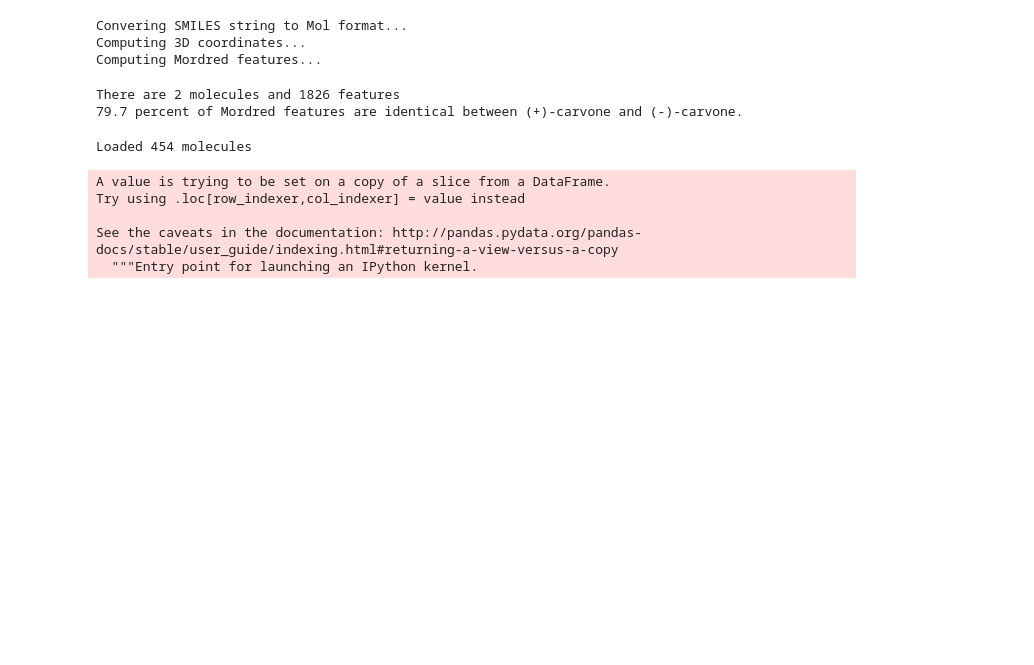
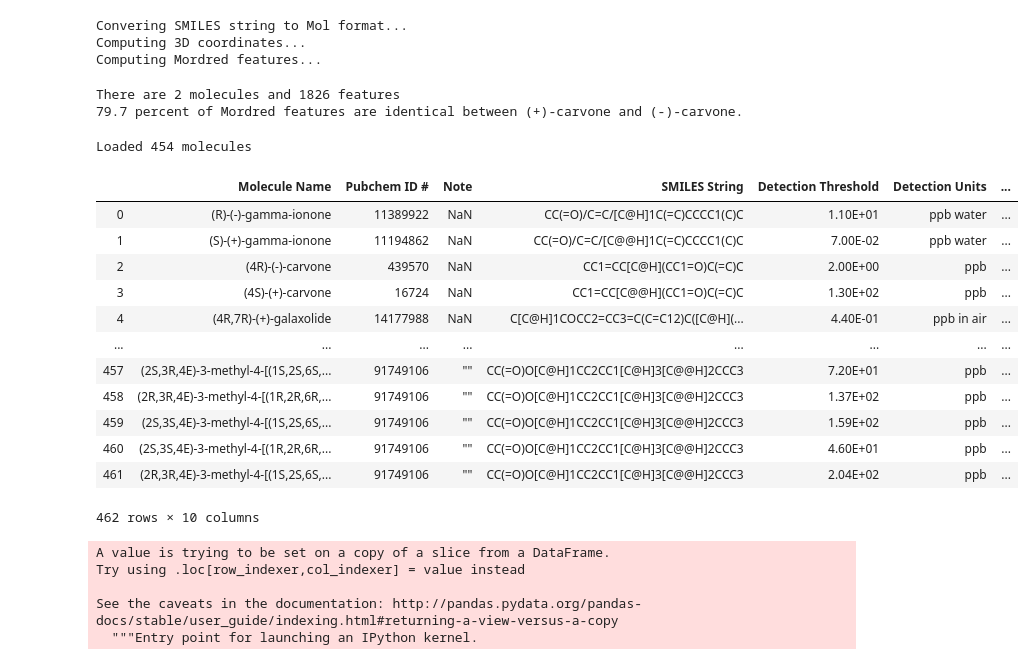
Before and after one commit to rgerkin/enantiomerlist, a Jupyter notebook: best.ipynb, the cells around one changed output. Drawn from its saved outputs; the diff is of its cells as text; code cells hidden in the pictures; blank space fills up the shorter version.

```diff
--- a/best.ipynb
+++ b/best.ipynb
@@ -57,3 +56,19 @@ Loaded 454 molecules
+# %%
+coleman_data
+# %% [output]
+|  | Molecule Name | Pubchem ID # | Note | SMILES String | Detection Threshold | Detection Units | ... |
+| 0 | (R)-(-)-gamma-ionone | 11389922 | NaN | CC(=O)/C=C/[C@H]1C(=C)CCCC1(C)C | 1.10E+01 | ppb water | ... |
+| 1 | (S)-(+)-gamma-ionone | 11194862 | NaN | CC(=O)/C=C/[C@@H]1C(=C)CCCC1(C)C | 7.00E-02 | ppb water | ... |
+| 2 | (4R)-(-)-carvone | 439570 | NaN | CC1=CC[C@H](CC1=O)C(=C)C | 2.00E+00 | ppb | ... |
+| 3 | (4S)-(+)-carvone | 16724 | NaN | CC1=CC[C@@H](CC1=O)C(=C)C | 1.30E+02 | ppb | ... |
+| 4 | (4R,7R)-(+)-galaxolide | 14177988 | NaN | C[C@H]1COCC2=CC3=C(C=C12)C([C@H](... | 4.40E-01 | ppb in air | ... |
+| ... | ... | ... | ... | ... | ... | ... | ... |
+| 457 | (2S,3R,4E)-3-methyl-4-[(1S,2S,6S,... | 91749106 | "" | CC(=O)O[C@H]1CC2CC1[C@H]3[C@@H]2CCC3 | 7.20E+01 | ppb | ... |
+| 458 | (2R,3R,4E)-3-methyl-4-[(1R,2R,6R,... | 91749106 | "" | CC(=O)O[C@H]1CC2CC1[C@H]3[C@@H]2CCC3 | 1.37E+02 | ppb | ... |
+| 459 | (2S,3S,4E)-3-methyl-4-[(1S,2S,6S,... | 91749106 | "" | CC(=O)O[C@H]1CC2CC1[C@H]3[C@@H]2CCC3 | 1.59E+02 | ppb | ... |
+| 460 | (2S,3S,4E)-3-methyl-4-[(1R,2R,6R,... | 91749106 | "" | CC(=O)O[C@H]1CC2CC1[C@H]3[C@@H]2CCC3 | 4.60E+01 | ppb | ... |
+| 461 | (2R,3R,4E)-3-methyl-4-[(1S,2S,6S,... | 91749106 | "" | CC(=O)O[C@H]1CC2CC1[C@H]3[C@@H]2CCC3 | 2.04E+02 | ppb | ... |
+462 rows × 10 columns
 # %%
 def log_abs(x):
     return np.abs(np.log10(x['Normalized Detection Threshold'].values[1]/x['Normalized Detection Threshold'].values[0]))
```
Also changed, not shown: parts of 22 cells of this notebook, 3 other files.
